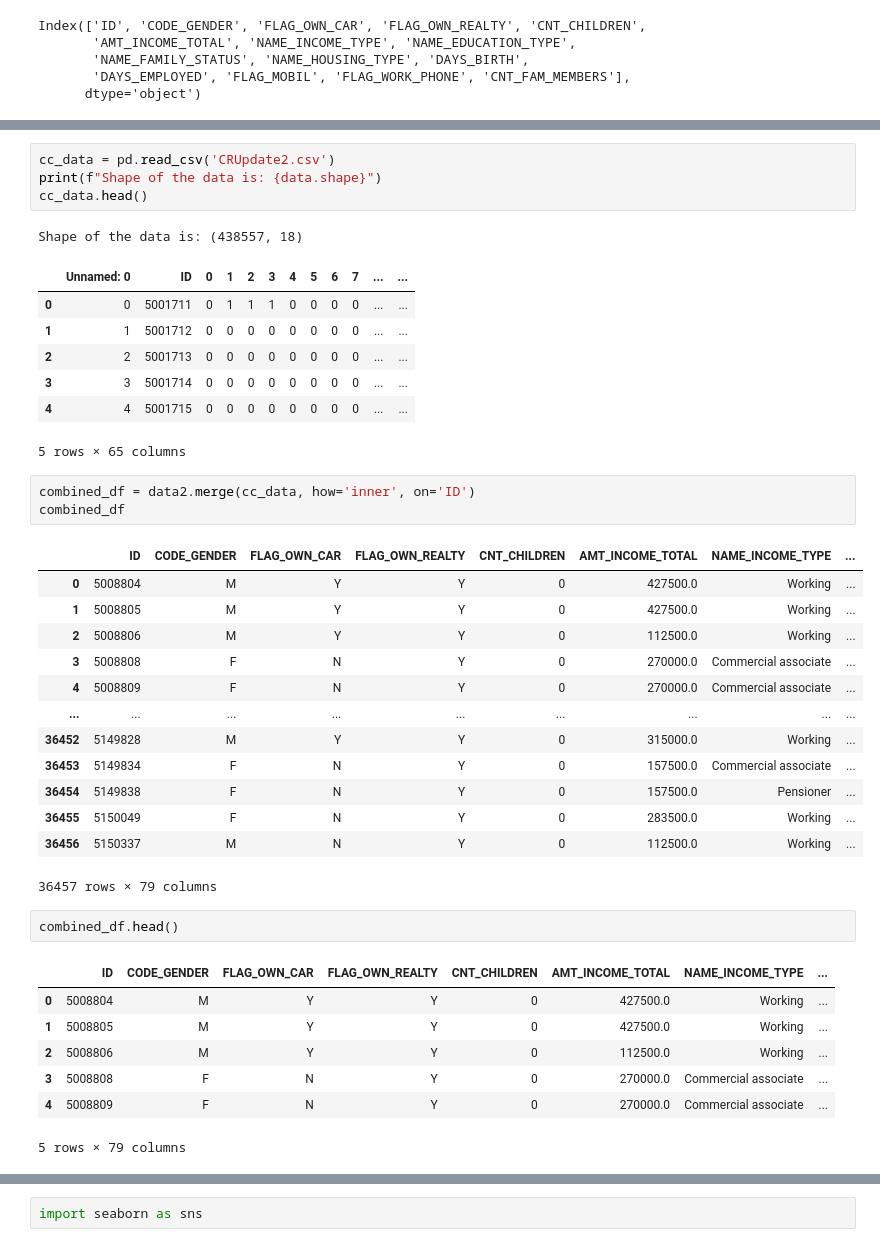
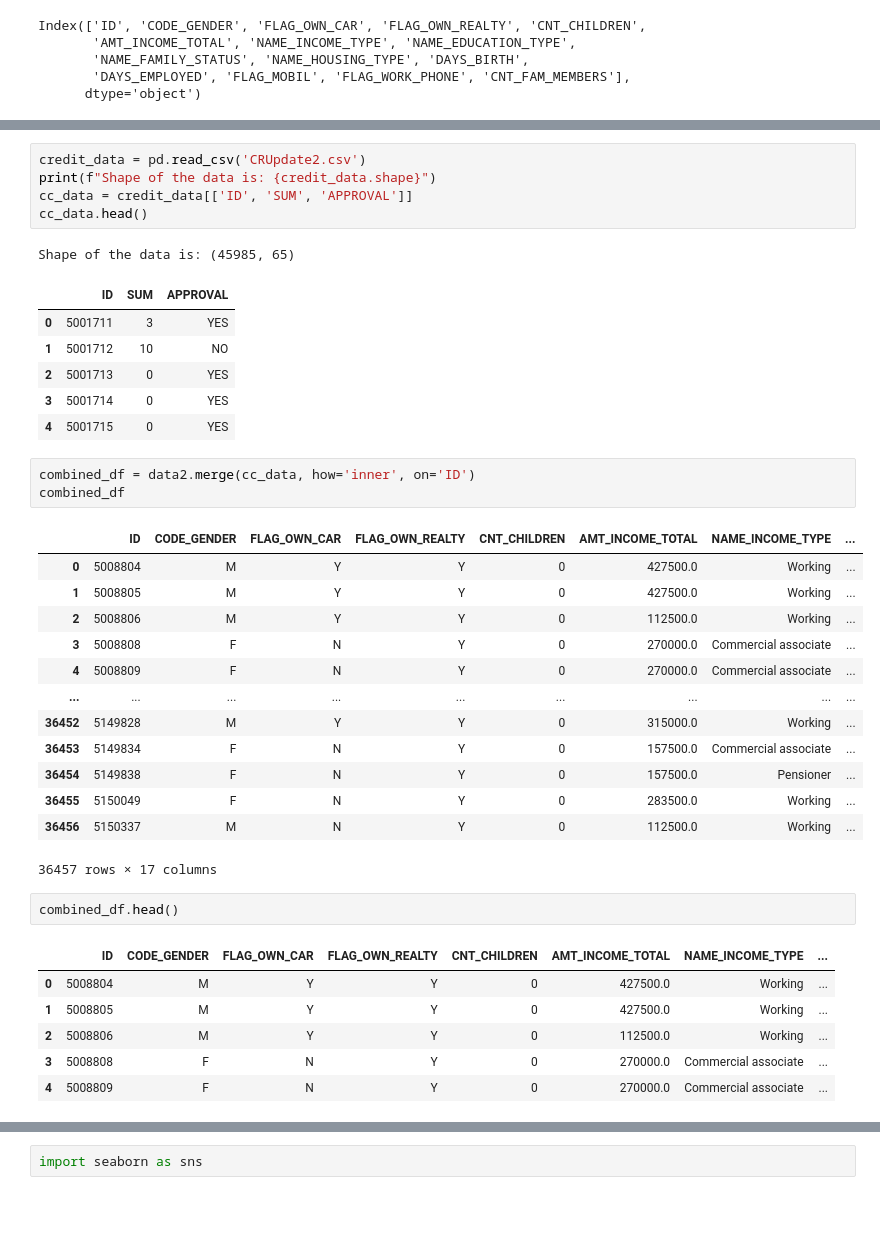
Before and after one commit to jinahporter/project3, a Jupyter notebook: LF Model-2.ipynb, the cells around one changed output, grey strips where cells are left out. Cells and saved outputs as stored; diff of their text form; blank space fills up the shorter version.

Commit message:
delete 69 columns

```diff
--- a/LF Model-2.ipynb
+++ b/LF Model-2.ipynb
@@ -112,18 +96,18 @@ FLAG_WORK_PHONE          int64
 CNT_FAM_MEMBERS        float64
 dtype: object
 # %%
-cc_data = pd.read_csv('CRUpdate2.csv')
-print(f"Shape of the data is: {data.shape}")
+credit_data = pd.read_csv('CRUpdate2.csv')
+print(f"Shape of the data is: {credit_data.shape}")
+cc_data = credit_data[['ID', 'SUM', 'APPROVAL']]
 cc_data.head()
 # %% [output]
-Shape of the data is: (438557, 18)
+Shape of the data is: (45985, 65)
-|  | Unnamed: 0 | ID | 0 | 1 | 2 | 3 | 4 | 5 | 6 | 7 | ... | ... |
-| 0 | 0 | 5001711 | 0 | 1 | 1 | 1 | 0 | 0 | 0 | 0 | ... | ... |
-| 1 | 1 | 5001712 | 0 | 0 | 0 | 0 | 0 | 0 | 0 | 0 | ... | ... |
-| 2 | 2 | 5001713 | 0 | 0 | 0 | 0 | 0 | 0 | 0 | 0 | ... | ... |
-| 3 | 3 | 5001714 | 0 | 0 | 0 | 0 | 0 | 0 | 0 | 0 | ... | ... |
-| 4 | 4 | 5001715 | 0 | 0 | 0 | 0 | 0 | 0 | 0 | 0 | ... | ... |
+|  | ID | SUM | APPROVAL |
+| 0 | 5001711 | 3 | YES |
+| 1 | 5001712 | 10 | NO |
+| 2 | 5001713 | 0 | YES |
+| 3 | 5001714 | 0 | YES |
+| 4 | 5001715 | 0 | YES |
-5 rows × 65 columns
 # %%
 combined_df = data2.merge(cc_data, how='inner', on='ID')
 combined_df
@@ -140,7 +124,7 @@ combined_df
 | 36454 | 5149838 | F | N | Y | 0 | 157500.0 | Pensioner | ... |
 | 36455 | 5150049 | F | N | Y | 0 | 283500.0 | Working | ... |
 | 36456 | 5150337 | M | N | Y | 0 | 112500.0 | Working | ... |
-36457 rows × 79 columns
+36457 rows × 17 columns
 # %%
 combined_df.head()
 # %% [output]
@@ -150,7 +134,6 @@ combined_df.head()
 | 2 | 5008806 | M | Y | Y | 0 | 112500.0 | Working | ... |
 | 3 | 5008808 | F | N | Y | 0 | 270000.0 | Commercial associate | ... |
 | 4 | 5008809 | F | N | Y | 0 | 270000.0 | Commercial associate | ... |
-5 rows × 79 columns
 # %%
 combined_df.dtypes
 # %% [output]
```
Also changed, not shown: parts of 22 cells of this notebook, 1 other file.
